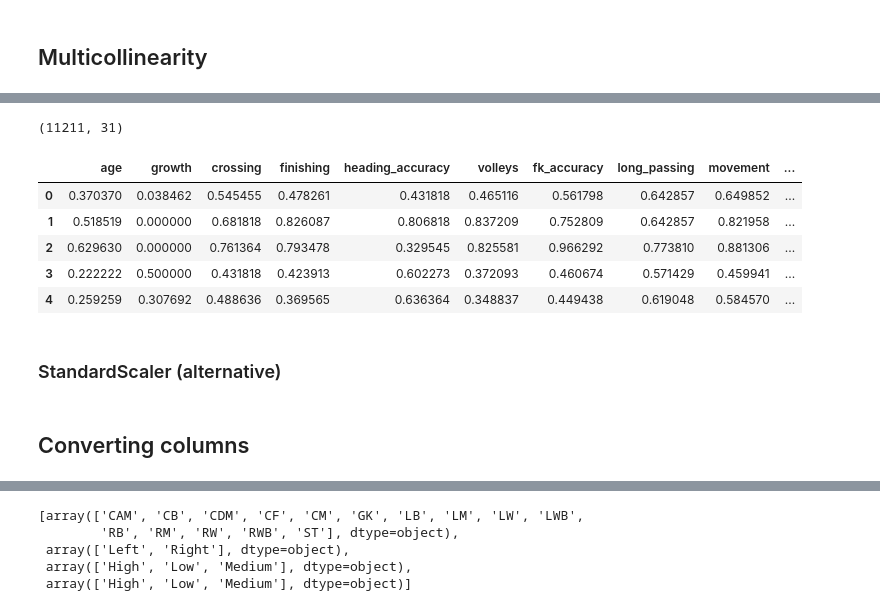
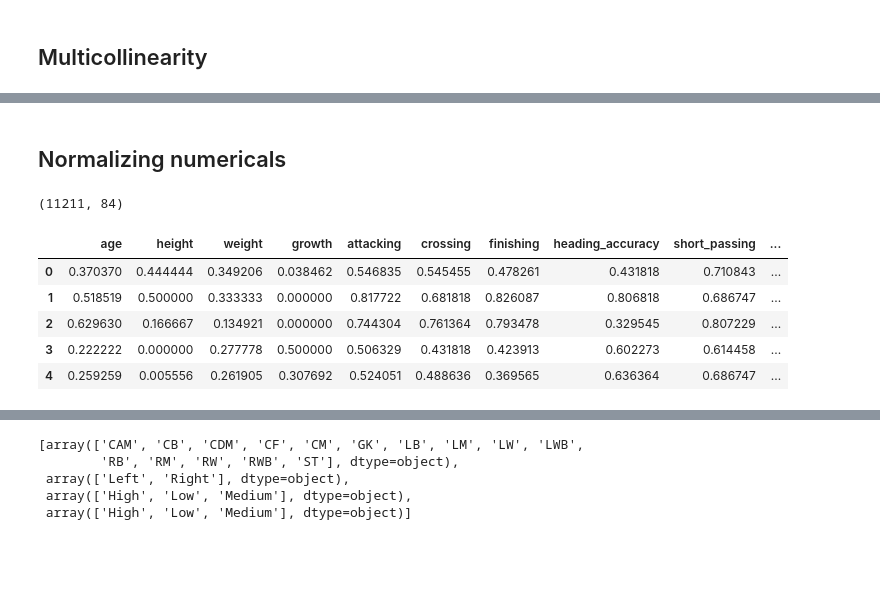
Before and after one commit to lleonrivero/Fifa, a Jupyter notebook: Fifa.ipynb, the cells around one changed output, grey strips where cells are left out. Cells and saved outputs as stored; diff of their text form; code cells hidden in the pictures; blank space fills up the shorter version.

```diff
--- a/Fifa.ipynb
+++ b/Fifa.ipynb
@@ -211,8 +206,11 @@ categorical.head()
 # %%
-# From categorical: removing columns that we feel will not have an impact in our study:
-# 'value', 'wage', 'release_clause', 'position', 'name', 'nationality', 'club', 'team_&_contract', 'joined', 'contract'
+# Removing columns that we feel will not have an impact in our study:
+# 'id', value', 'wage', 'release_clause', 'position', 'name', 'nationality', 'club',
+# 'team_&_contract', 'joined', 'contract'
 # Also removing 'position' because we have very similar information in column 'bp'
 
-categorical = categorical.drop(['value', 'wage', 'release_clause', 'position', 'name', 'nationality', 'club', 'team_&_contract', 'joined', 'contract'], axis=1)
-categorical.head()
+data = data.drop(['id','value', 'wage', 'release_clause',
+                  'position', 'name', 'nationality', 'club', 'team_&_contract',
+                  'joined', 'contract'], axis=1)
+data.head()
 # %% [output]
@@ -242,0 +239,5 @@ import seaborn as sns
+# %%
+# We will be replacing those by the median. The number of outliers is very high;
+# the median will be less impacted by it.
+data['hits'] = data['hits'].fillna(data['hits'].median())
+data.isna().sum()
@@ -287,4 +334,4 @@ numerical.shape
 # %%
 # Splitting 'y' and 'X'
-X_num=numerical.drop(['ova'], axis=1) # Why not working??? D'oh! Normal brackets, not square brackets!!!!
-y=numerical['ova']
+X=data.drop(['ova'], axis=1)
+y=data['ova']
@@ -298,0 +338,4 @@ y.shape
+# %%
+# Splitting numerical values from categorical values.
+numerical = X.select_dtypes(np.number)
+numerical.head()
@@ -299,23 +360,23 @@ y.shape
+# %% [markdown]
+## Normalizing numericals
 # %%
 # Normalizing using MinMaxScaler
 
-from sklearn.preprocessing import MinMaxScaler # do not use the function Normalise() - it does something entirely different
+from sklearn.preprocessing import MinMaxScaler
 from sklearn.preprocessing import StandardScaler
 
-transformer1 = MinMaxScaler().fit(X_num)
-X_norm = transformer1.transform(X_num)
+transformer = MinMaxScaler().fit(numerical)
+X_norm = transformer.transform(numerical)
 print(X_norm.shape)
 X_norm
-pd.DataFrame(X_norm, columns=X_num.columns).head()
-X_norm = pd.DataFrame(X_norm, columns=X_num.columns)
+pd.DataFrame(X_norm, columns=numerical.columns).head()
+X_norm = pd.DataFrame(X_norm, columns=numerical.columns)
 X_norm.head()
 # %% [output]
-(11211, 31)
+(11211, 84)
-|  | age | growth | crossing | finishing | heading_accuracy | volleys | fk_accuracy | long_passing | movement | ... |
-| 0 | 0.370370 | 0.038462 | 0.545455 | 0.478261 | 0.431818 | 0.465116 | 0.561798 | 0.642857 | 0.649852 | ... |
-| 1 | 0.518519 | 0.000000 | 0.681818 | 0.826087 | 0.806818 | 0.837209 | 0.752809 | 0.642857 | 0.821958 | ... |
-| 2 | 0.629630 | 0.000000 | 0.761364 | 0.793478 | 0.329545 | 0.825581 | 0.966292 | 0.773810 | 0.881306 | ... |
-| 3 | 0.222222 | 0.500000 | 0.431818 | 0.423913 | 0.602273 | 0.372093 | 0.460674 | 0.571429 | 0.459941 | ... |
-| 4 | 0.259259 | 0.307692 | 0.488636 | 0.369565 | 0.636364 | 0.348837 | 0.449438 | 0.619048 | 0.584570 | ... |
+|  | age | height | weight | growth | attacking | crossing | finishing | heading_accuracy | short_passing | ... |
+| 0 | 0.370370 | 0.444444 | 0.349206 | 0.038462 | 0.546835 | 0.545455 | 0.478261 | 0.431818 | 0.710843 | ... |
+| 1 | 0.518519 | 0.500000 | 0.333333 | 0.000000 | 0.817722 | 0.681818 | 0.826087 | 0.806818 | 0.686747 | ... |
+| 2 | 0.629630 | 0.166667 | 0.134921 | 0.000000 | 0.744304 | 0.761364 | 0.793478 | 0.329545 | 0.807229 | ... |
+| 3 | 0.222222 | 0.000000 | 0.277778 | 0.500000 | 0.506329 | 0.431818 | 0.423913 | 0.602273 | 0.614458 | ... |
+| 4 | 0.259259 | 0.005556 | 0.261905 | 0.307692 | 0.524051 | 0.488636 | 0.369565 | 0.636364 | 0.686747 | ... |
-# %% [markdown]
-### StandardScaler (alternative)
@@ -330,2 +382,0 @@ X_norm.head()
-# %% [markdown]
-## Converting columns
```
Also changed, not shown: parts of 126 cells of this notebook.
